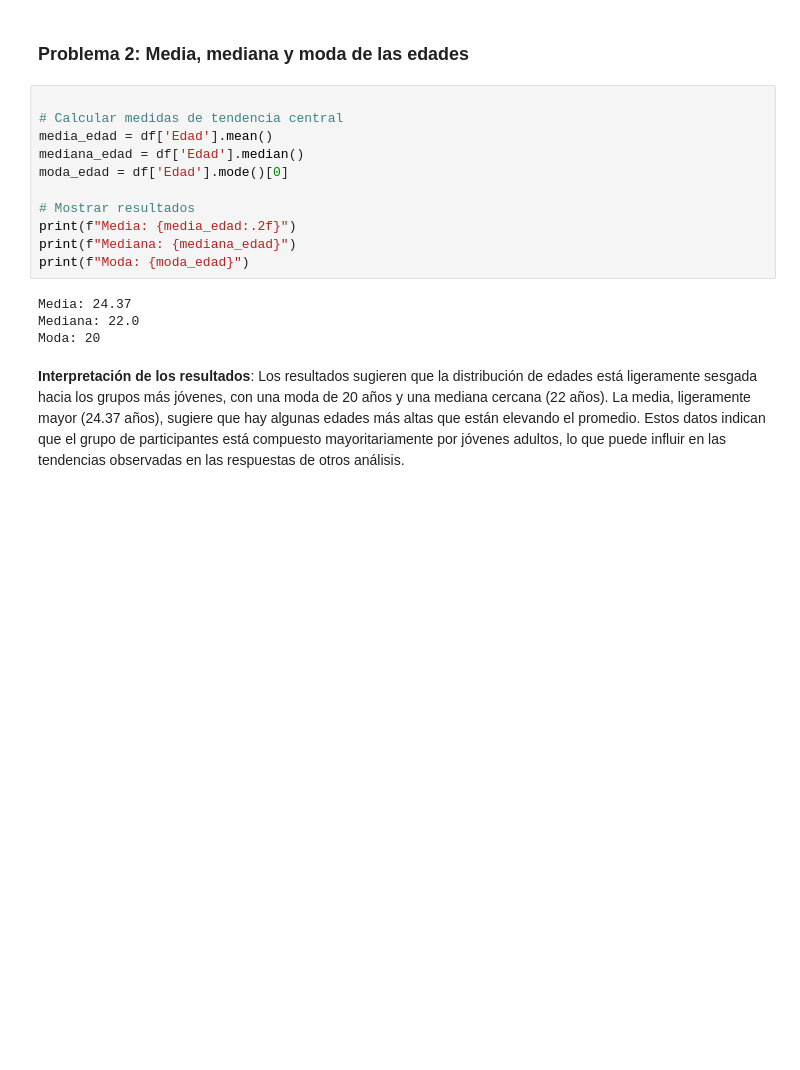
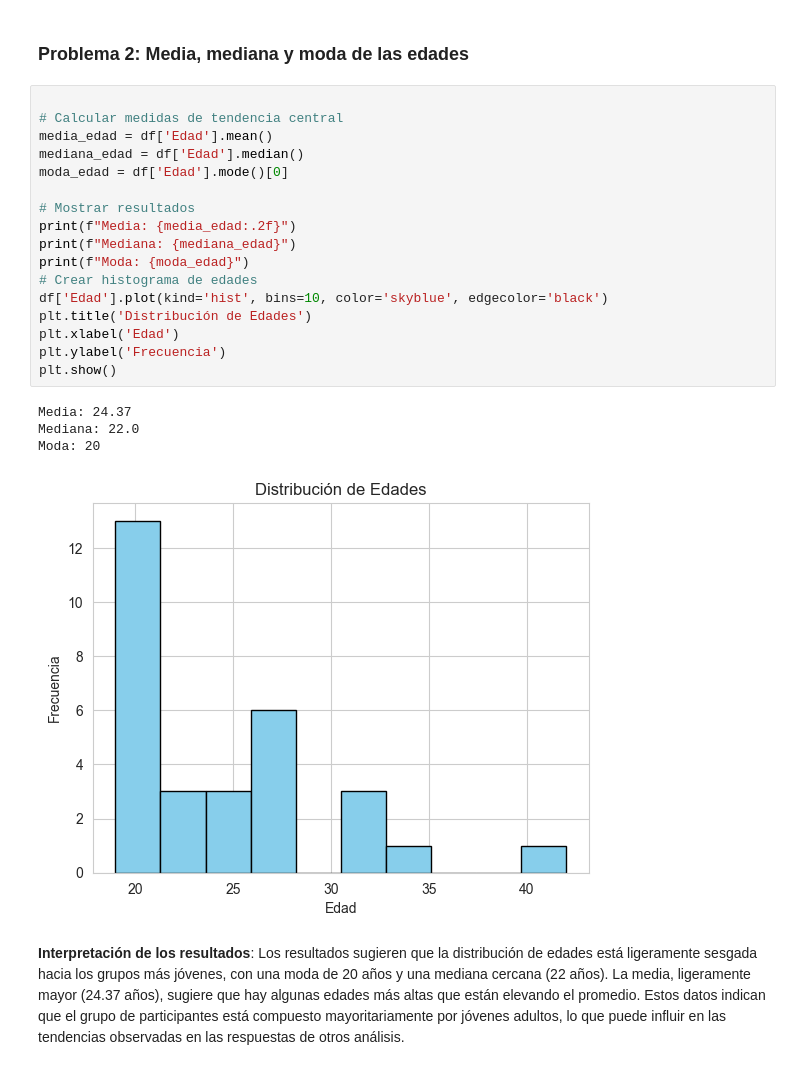
Before and after one commit to IrvinngB/Examen-Estadistica, a Jupyter notebook: Estadistica.ipynb, the cells around one changed output. Cells and saved outputs as stored; diff of their text form; blank space fills up the shorter version.

```diff
--- a/Estadistica.ipynb
+++ b/Estadistica.ipynb
@@ -142,18 +149,25 @@ Este análisis es valioso para identificar lagunas de conocimiento y diseñar es
 # %%
 
 # Calcular medidas de tendencia central
 media_edad = df['Edad'].mean()
 mediana_edad = df['Edad'].median()
 moda_edad = df['Edad'].mode()[0]
 
 # Mostrar resultados
 print(f"Media: {media_edad:.2f}")
 print(f"Mediana: {mediana_edad}")
 print(f"Moda: {moda_edad}")
+# Crear histograma de edades
+df['Edad'].plot(kind='hist', bins=10, color='skyblue', edgecolor='black')
+plt.title('Distribución de Edades')
+plt.xlabel('Edad')
+plt.ylabel('Frecuencia')
+plt.show()
 # %% [output]
 Media: 24.37
 Mediana: 22.0
 Moda: 20
+[figure, added]
 # %% [markdown]
 **Interpretación de los resultados**: Los resultados sugieren que la distribución de edades está ligeramente sesgada hacia los grupos más jóvenes, con una moda de 20 años y una mediana cercana (22 años). La media, ligeramente mayor (24.37 años), sugiere que hay algunas edades más altas que están elevando el promedio. Estos datos indican que el grupo de participantes está compuesto mayoritariamente por jóvenes adultos, lo que puede influir en las tendencias observadas en las respuestas de otros análisis.
 # %% [markdown]
```
Also changed, not shown: parts of 1 cell of this notebook, 5 other files.
